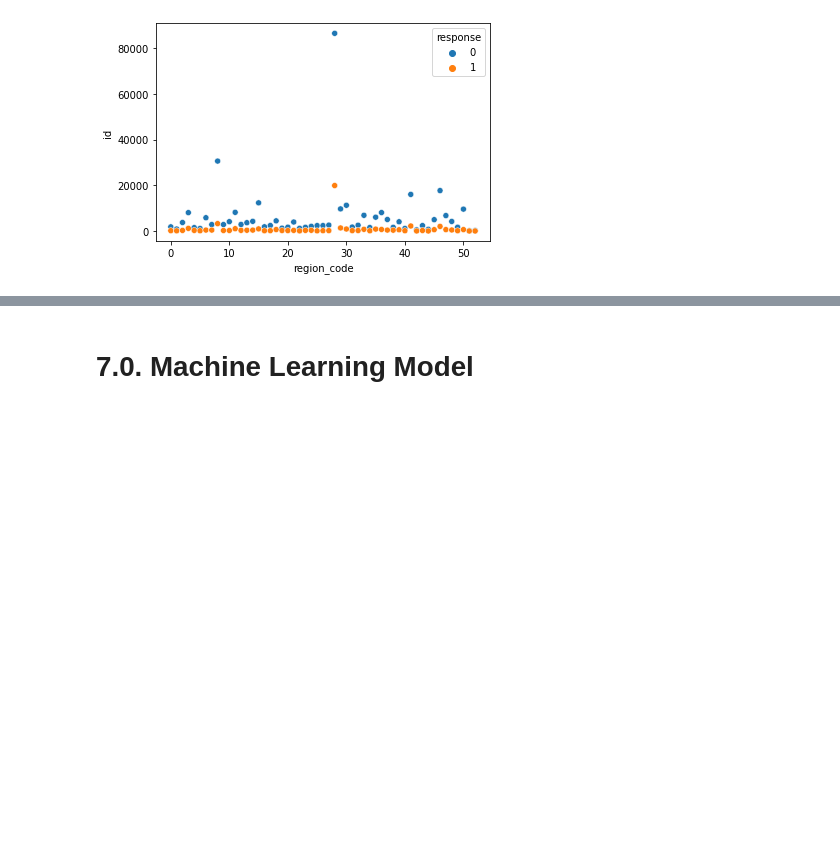
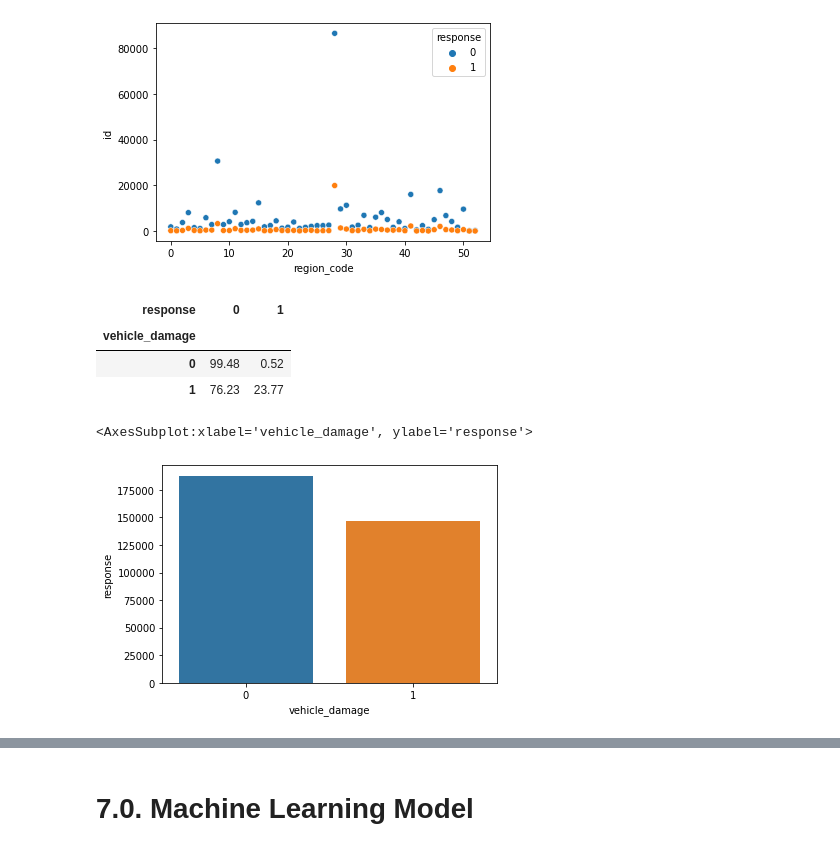
Before and after one commit to carlosandradeds/health-insurance-cross-sell, a Jupyter notebook: notebooks/1.0.cmaq_health_insurance_cross.ipynb, the cells around one changed output, grey strips where cells are left out. Saved outputs shown, nothing was run; the diff lists cells and outputs as text; code cells hidden in the pictures; blank space fills up the shorter version.

```diff
--- a/notebooks/1.0.cmaq_health_insurance_cross.ipynb
+++ b/notebooks/1.0.cmaq_health_insurance_cross.ipynb
@@ -192,3 +198,19 @@ sns.scatterplot(x = 'region_code', y='id', hue='response', data=aux0)
 # %% [output]
 <AxesSubplot:xlabel='region_code', ylabel='id'>
 [figure]
+# %%
+#'vehicle_damage'
+
+pd.crosstab(df4['vehicle_damage'], df4['response']).apply(lambda x: round((x/x.sum())*100, 2), axis = 1)
+# %% [output]
+| response | 0 | 1 |
+| vehicle_damage |  |  |
+| 0 | 99.48 | 0.52 |
+| 1 | 76.23 | 23.77 |
+# %%
+aux00 = df4[(df4['vehicle_damage'] >= 0) & (df4['response'] == 0)].groupby('vehicle_damage').count().reset_index()
+
+sns.barplot(x='vehicle_damage', y='response', data=aux00)
+# %% [output]
+<AxesSubplot:xlabel='vehicle_damage', ylabel='response'>
+[figure, added]
```
Also changed, not shown: parts of 64 cells of this notebook, 6 other files.
